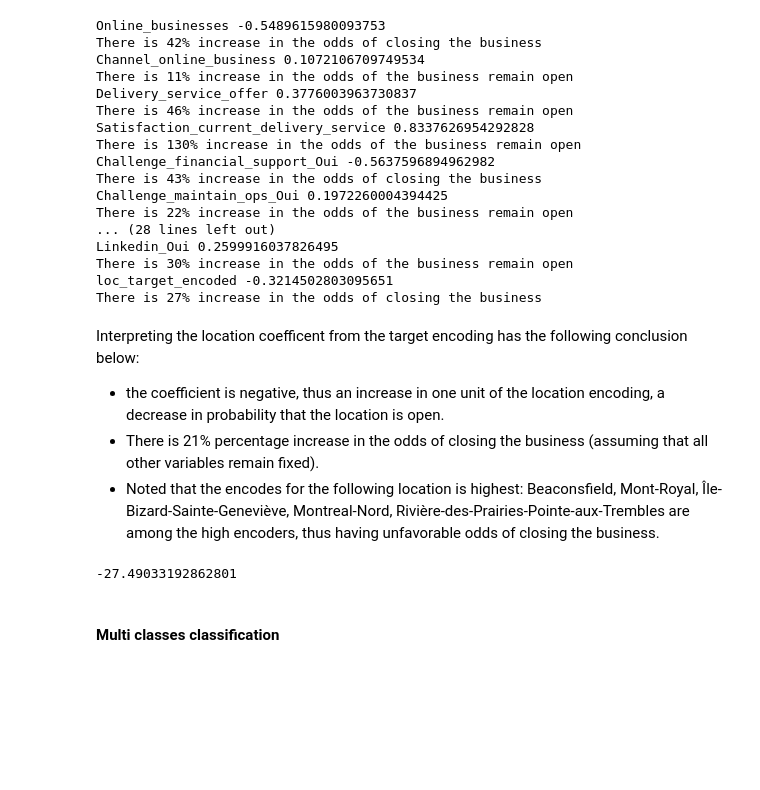
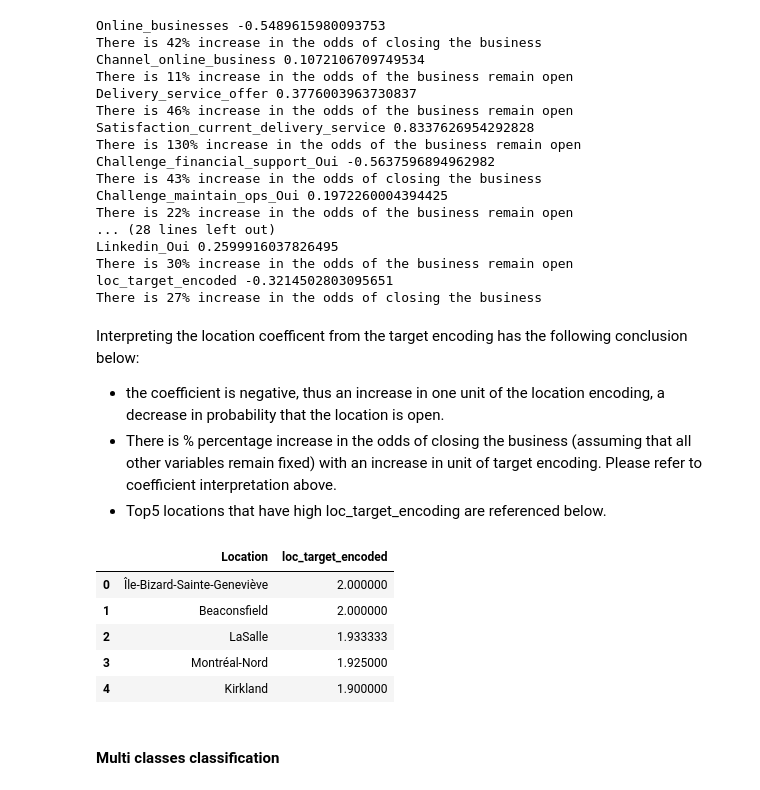
Before and after one commit to ngocmphan/survival_rate_montreal_businesses, a Jupyter notebook: survival_rate_montreal_businesses.ipynb, the cells around one changed output. Saved outputs shown, nothing was run; the diff lists cells and outputs as text; code cells hidden in the pictures; blank space fills up the shorter version.

Commit message:
Added additional coefficient interpretation

```diff
--- a/survival_rate_montreal_businesses.ipynb
+++ b/survival_rate_montreal_businesses.ipynb
@@ -481,15 +481,18 @@ There is 27% increase in the odds of closing the business
 # %% [markdown]
 Interpreting the location coefficent from the target encoding has the following conclusion below:
 - the coefficient is negative, thus an increase in one unit of the location encoding, a decrease in probability that the location is open.
-- There is 21% percentage increase in the odds of closing the business (assuming that all other variables remain fixed).
-- Noted that the encodes for the following location is highest: Beaconsfield, Mont-Royal, Île-Bizard-Sainte-Geneviève, Montreal-Nord, Rivière-des-Prairies-Pointe-aux-Trembles are among the high encoders, thus having unfavorable odds of closing the business.
+- There is % percentage increase in the odds of closing the business (assuming that all other variables remain fixed) with an increase in unit of target encoding. Please refer to coefficient interpretation above.
+- Top5 locations that have high loc_target_encoding are referenced below.
-# %%
-# Interpretation of the location
-loc_target_interpret = math.exp(log_reg_loc.coef_[0][-1])
-loc_target_perc = (loc_target_interpret - 1)*100
-loc_target_perc
-# %% [output]
--27.49033192862801
+# %%
+# Target encoding of the business
+match_train_loc.drop_duplicates().sort_values(by=['loc_target_encoded'], ascending=False).reset_index(drop=True).head(5)
+# %% [output]
+|  | Location | loc_target_encoded |
+| 0 | Île-Bizard-Sainte-Geneviève | 2.000000 |
+| 1 | Beaconsfield | 2.000000 |
+| 2 | LaSalle | 1.933333 |
+| 3 | Montréal-Nord | 1.925000 |
+| 4 | Kirkland | 1.900000 |
 # %% [markdown]
 #### Multi classes classification
 # %%
```
Also changed, not shown: parts of 5 cells of this notebook.
